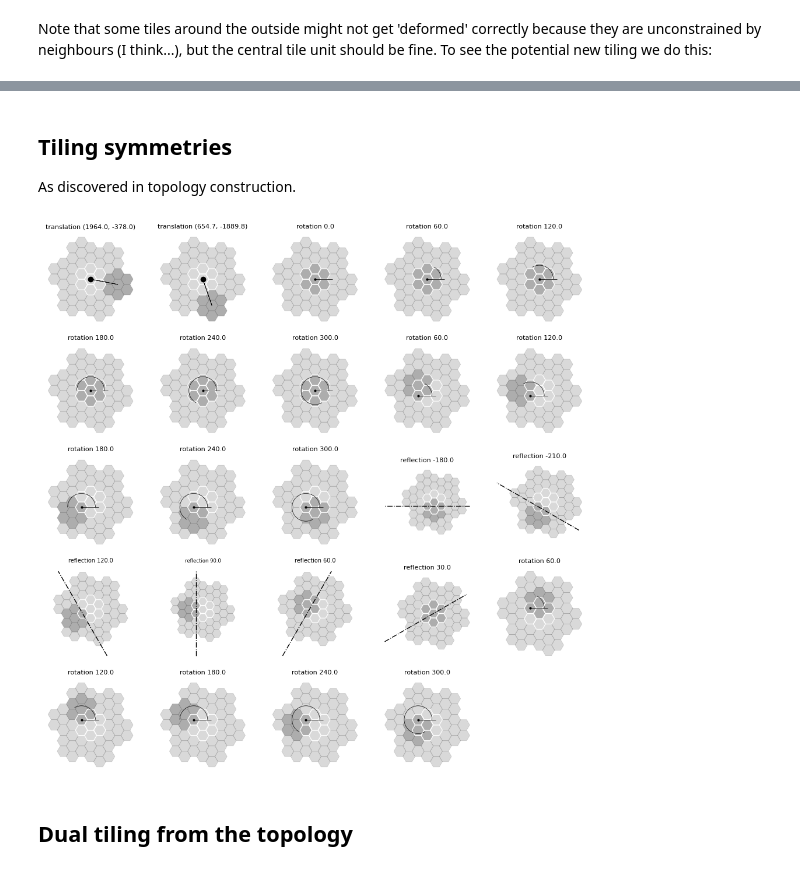
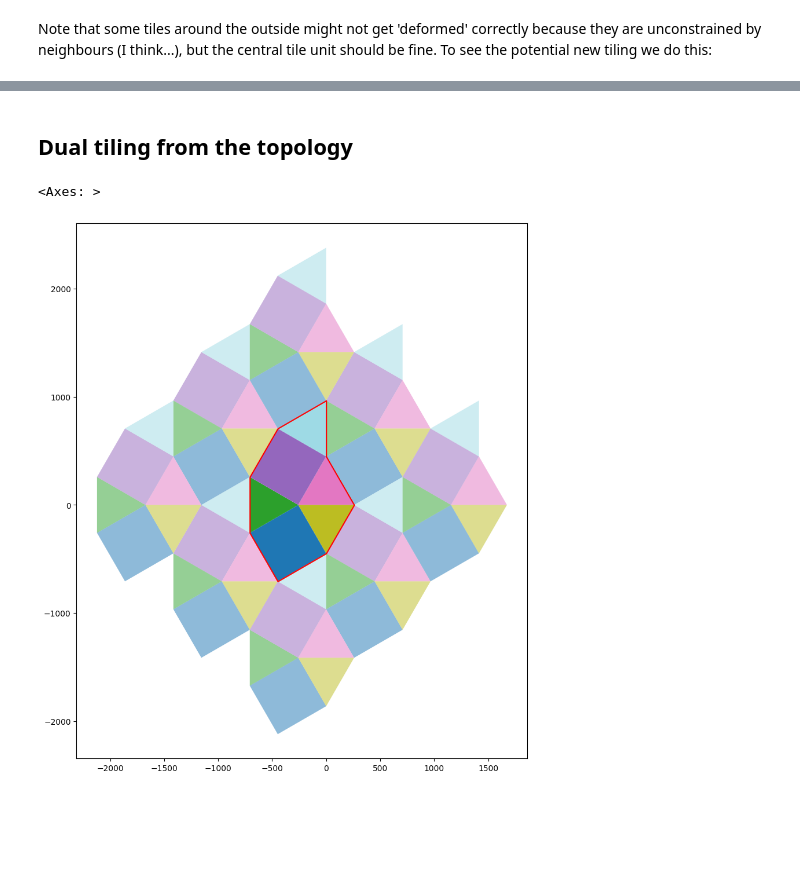
Before and after one commit to DOSull/weavingspace, a Jupyter notebook: examples/topology-new-working.ipynb, the cells around one changed output, grey strips where cells are left out. Cells and saved outputs as stored; diff of their text form; code cells hidden in the pictures; blank space fills up the shorter version.

```diff
--- a/examples/topology-new-working.ipynb
+++ b/examples/topology-new-working.ipynb
@@ -223,18 +106,16 @@ tile_unit.plot(r = 1, show_prototile = False, show_reg_prototile = False,
-# %% [markdown]
-## Tiling symmetries
-As discovered in topology construction.
-# %%
-topology_plot.plot_tiling_symmetries(topo, mirror_length = 8000, radius = 1000, c = geom.Point(0, 0))
-# %% [output]
-[figure, removed]
 # %% [markdown]
 ## Dual tiling from the topology
 # %%
+from weavingspace.topology import labels
+
 tile2 = copy.deepcopy(topo.tileable)
 dual_tiles = list(topo.dual_tiles.values())
 tile2.tiles = gpd.GeoDataFrame(
-  data = {"tile_id": list("abcdefghijklmnopqrstuvwxyz")[:len(dual_tiles)]},
+  data = {"tile_id": labels[:len(dual_tiles)]},
   geometry = gpd.GeoSeries(dual_tiles))
 tile2._setup_regularised_prototile(override = True)
 tile2.plot(r = 1, show_reg_prototile = True, show_prototile = False, show_vectors = False,
            cmap = "tab20", show_ids = False, figsize = (12, 12)) #, ec = "k")
+# %% [output]
+<Axes: >
+[figure, added]
```
Also changed, not shown: parts of 14 cells of this notebook, 4 other files.
